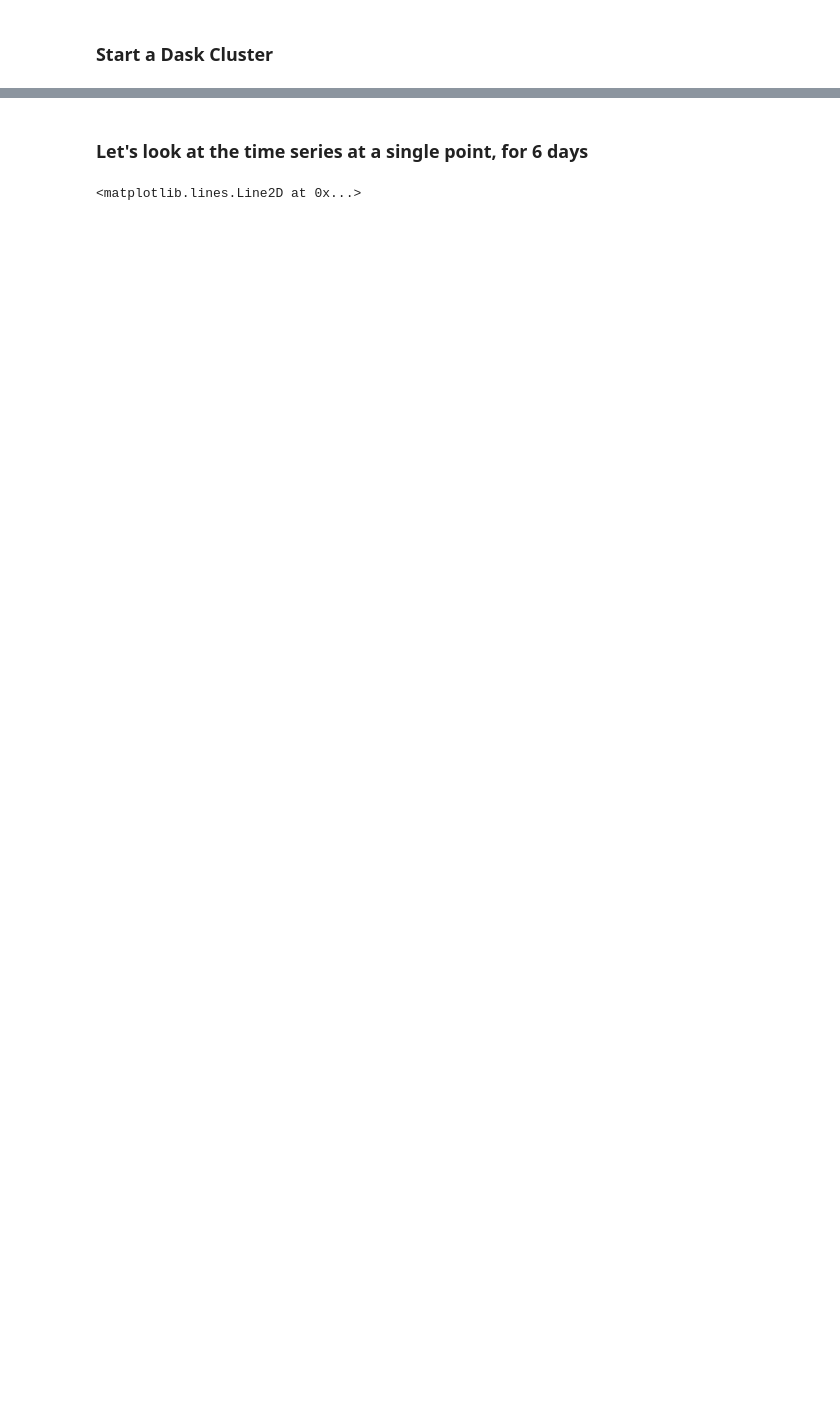
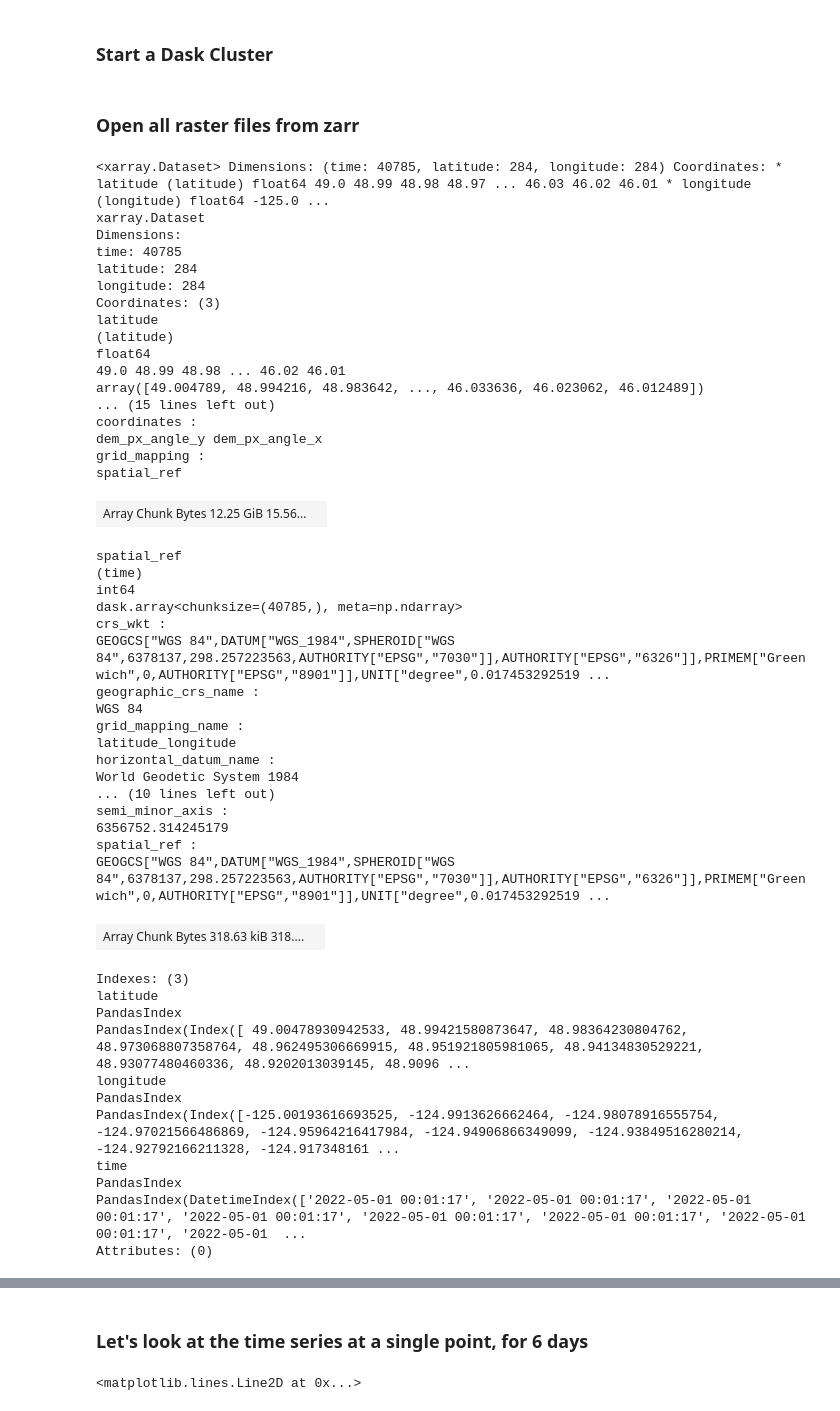
Before and after one commit to autumn-yng/summerfog, a Jupyter notebook: goes/goes_analyze.ipynb, the cells around one changed output, grey strips where cells are left out. Drawn from its saved outputs; the diff is of its cells as text; code cells hidden in the pictures; blank space fills up the shorter version.

```diff
--- a/goes/goes_analyze.ipynb
+++ b/goes/goes_analyze.ipynb
@@ -20,3 +20,5 @@ port=':8787'
 threads = 2
 cluster = LocalCluster(n_workers=workers, threads_per_worker=threads, dashboard_address=port)
 client = Client(cluster)
+# %% [markdown]
+### Open all raster files from zarr
@@ -22,0 +33,50 @@ client = Client(cluster)
+# %%
+ds # reanme HT?
+# %% [output]
+<xarray.Dataset> Dimensions: (time: 40785, latitude: 284, longitude: 284) Coordinates: * latitude (latitude) float64 49.0 48.99 48.98 48.97 ... 46.03 46.02 46.01 * longitude (longitude) float64 -125.0 ...
+xarray.Dataset
+Dimensions:
+time: 40785
+latitude: 284
+longitude: 284
+Coordinates: (3)
+latitude
+(latitude)
+float64
+49.0 48.99 48.98 ... 46.02 46.01
+array([49.004789, 48.994216, 48.983642, ..., 46.033636, 46.023062, 46.012489])
+... (15 lines left out)
+coordinates :
+dem_px_angle_y dem_px_angle_x
+grid_mapping :
+spatial_ref
+| Array Chunk Bytes 12.25 GiB 15.56... |  |
+spatial_ref
+(time)
+int64
+dask.array<chunksize=(40785,), meta=np.ndarray>
+crs_wkt :
+GEOGCS["WGS 84",DATUM["WGS_1984",SPHEROID["WGS 84",6378137,298.257223563,AUTHORITY["EPSG","7030"]],AUTHORITY["EPSG","6326"]],PRIMEM["Greenwich",0,AUTHORITY["EPSG","8901"]],UNIT["degree",0.017453292519 ...
+geographic_crs_name :
+WGS 84
+grid_mapping_name :
+latitude_longitude
+horizontal_datum_name :
+World Geodetic System 1984
+... (10 lines left out)
+semi_minor_axis :
+6356752.314245179
+spatial_ref :
+GEOGCS["WGS 84",DATUM["WGS_1984",SPHEROID["WGS 84",6378137,298.257223563,AUTHORITY["EPSG","7030"]],AUTHORITY["EPSG","6326"]],PRIMEM["Greenwich",0,AUTHORITY["EPSG","8901"]],UNIT["degree",0.017453292519 ...
+| Array Chunk Bytes 318.63 kiB 318.... |  |
+Indexes: (3)
+latitude
+PandasIndex
+PandasIndex(Index([ 49.00478930942533, 48.99421580873647, 48.98364230804762, 48.973068807358764, 48.962495306669915, 48.951921805981065, 48.94134830529221, 48.93077480460336, 48.9202013039145, 48.9096 ...
+longitude
+PandasIndex
+PandasIndex(Index([-125.00193616693525, -124.9913626662464, -124.98078916555754, -124.97021566486869, -124.95964216417984, -124.94906866349099, -124.93849516280214, -124.92792166211328, -124.917348161 ...
+time
+PandasIndex
+PandasIndex(DatetimeIndex(['2022-05-01 00:01:17', '2022-05-01 00:01:17', '2022-05-01 00:01:17', '2022-05-01 00:01:17', '2022-05-01 00:01:17', '2022-05-01 00:01:17', '2022-05-01 00:01:17', '2022-05-01  ...
+Attributes: (0)
```
Also changed, not shown: parts of 28 cells of this notebook.
